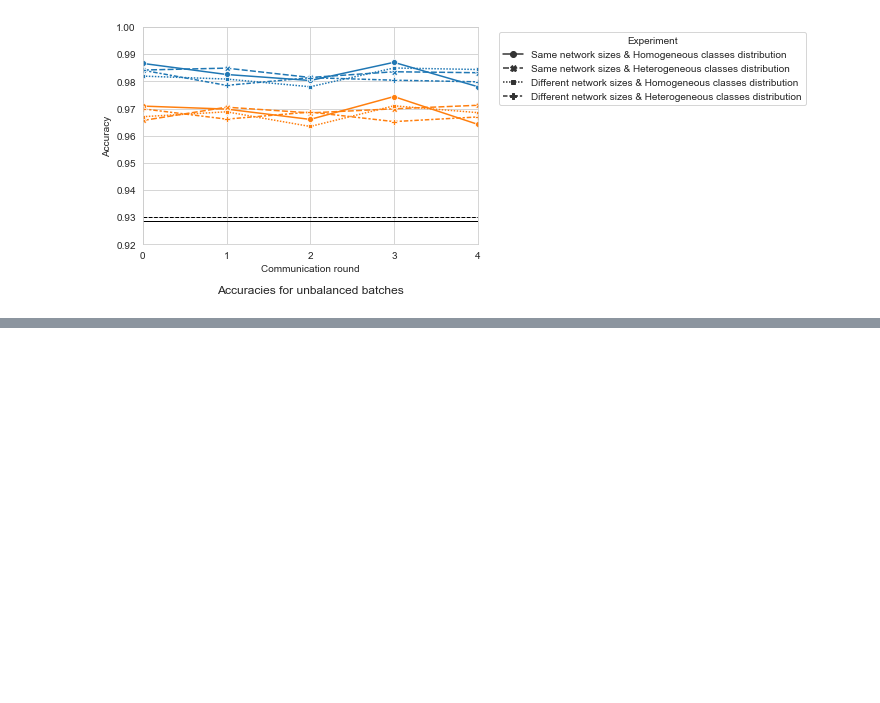
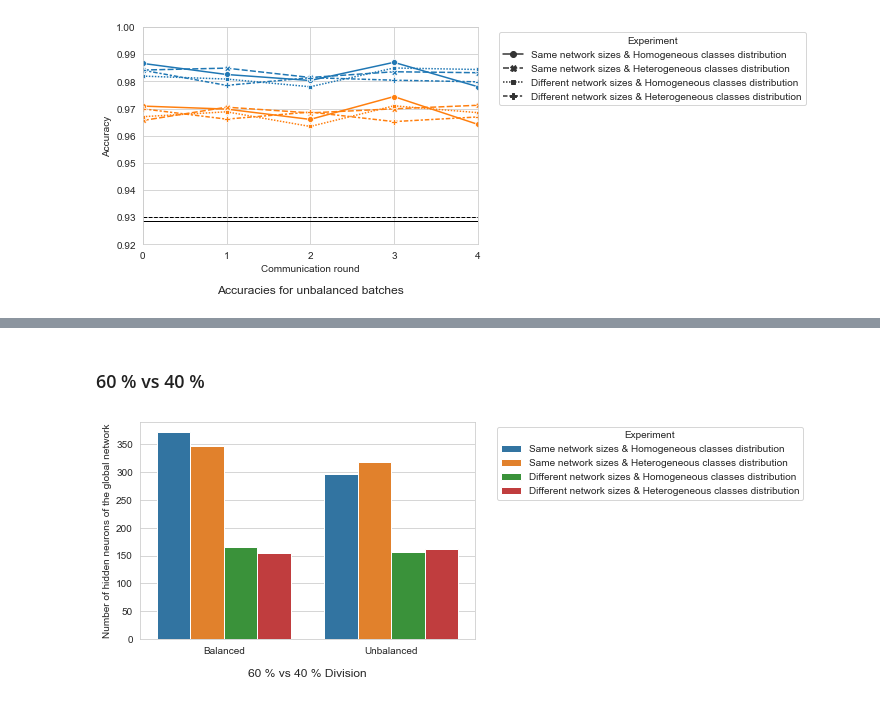
Before and after one commit to gregoiredt/BML, a Jupyter notebook: Plot graphs.ipynb, the cells around one changed output, grey strips where cells are left out. Drawn from its saved outputs; the diff is of its cells as text; code cells hidden in the pictures; blank space fills up the shorter version.

```diff
--- a/Plot graphs.ipynb
+++ b/Plot graphs.ipynb
@@ -134,0 +181,12 @@ plt.show()
+# %% [markdown]
+### 60 % vs 40 %
+# %%
+sns.barplot(data = df_com[(df_com.epoch==4)], x='balance', y='n_hidden', hue='type')
+plt.title('60 % vs 40 % Division', y=-0.2)
+plt.xlabel('')
+plt.ylabel('Number of hidden neurons of the global network')
+plt.legend(bbox_to_anchor=(1.05,1), title='Experiment')
+
+plt.show()
+# %% [output]
+[figure, added]
```
Also changed, not shown: parts of 12 cells of this notebook, 6 other files.
